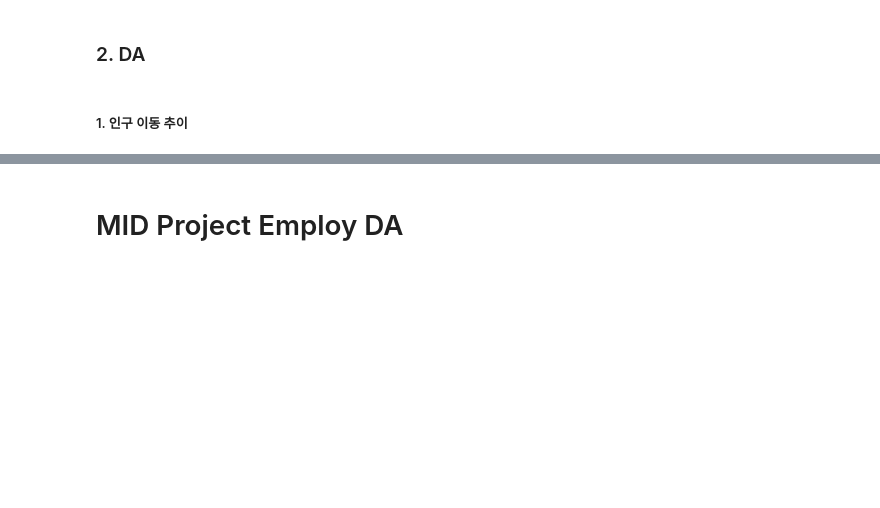
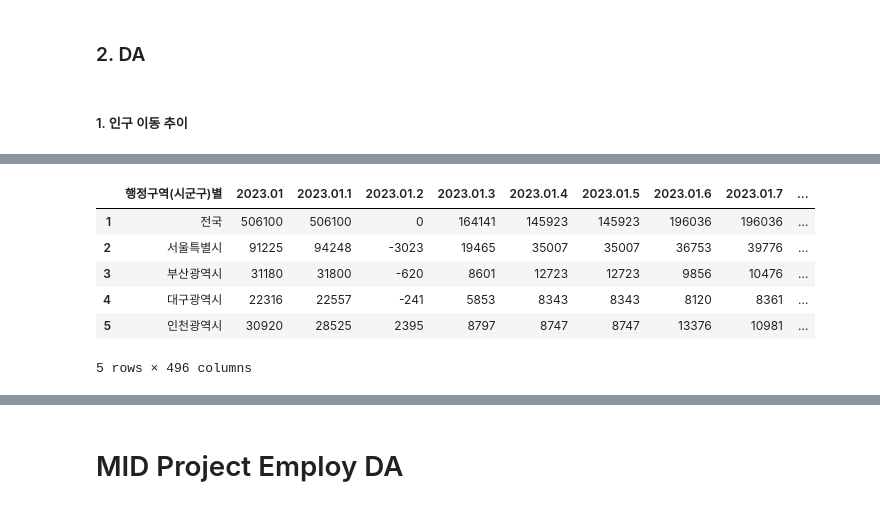
Before and after one commit to KimHyoJun99/LIKELION_AI, a Jupyter notebook: Project/MID_PROJECT/MP.ipynb, the cells around one changed output, grey strips where cells are left out. Saved outputs shown, nothing was run; the diff lists cells and outputs as text; code cells hidden in the pictures; blank space fills up the shorter version.

```diff
--- a/Project/MID_PROJECT/MP.ipynb
+++ b/Project/MID_PROJECT/MP.ipynb
@@ -67,0 +42,11 @@ df_trans_diff =
+# %%
+df_trans.drop(0, inplace=True)
+df_trans.head()
+# %% [output]
+|  | 행정구역(시군구)별 | 2023.01 | 2023.01.1 | 2023.01.2 | 2023.01.3 | 2023.01.4 | 2023.01.5 | 2023.01.6 | 2023.01.7 | ... |
+| 1 | 전국 | 506100 | 506100 | 0 | 164141 | 145923 | 145923 | 196036 | 196036 | ... |
+| 2 | 서울특별시 | 91225 | 94248 | -3023 | 19465 | 35007 | 35007 | 36753 | 39776 | ... |
+| 3 | 부산광역시 | 31180 | 31800 | -620 | 8601 | 12723 | 12723 | 9856 | 10476 | ... |
+| 4 | 대구광역시 | 22316 | 22557 | -241 | 5853 | 8343 | 8343 | 8120 | 8361 | ... |
+| 5 | 인천광역시 | 30920 | 28525 | 2395 | 8797 | 8747 | 8747 | 13376 | 10981 | ... |
+5 rows × 496 columns
```
Also changed, not shown: parts of 5 cells of this notebook.
